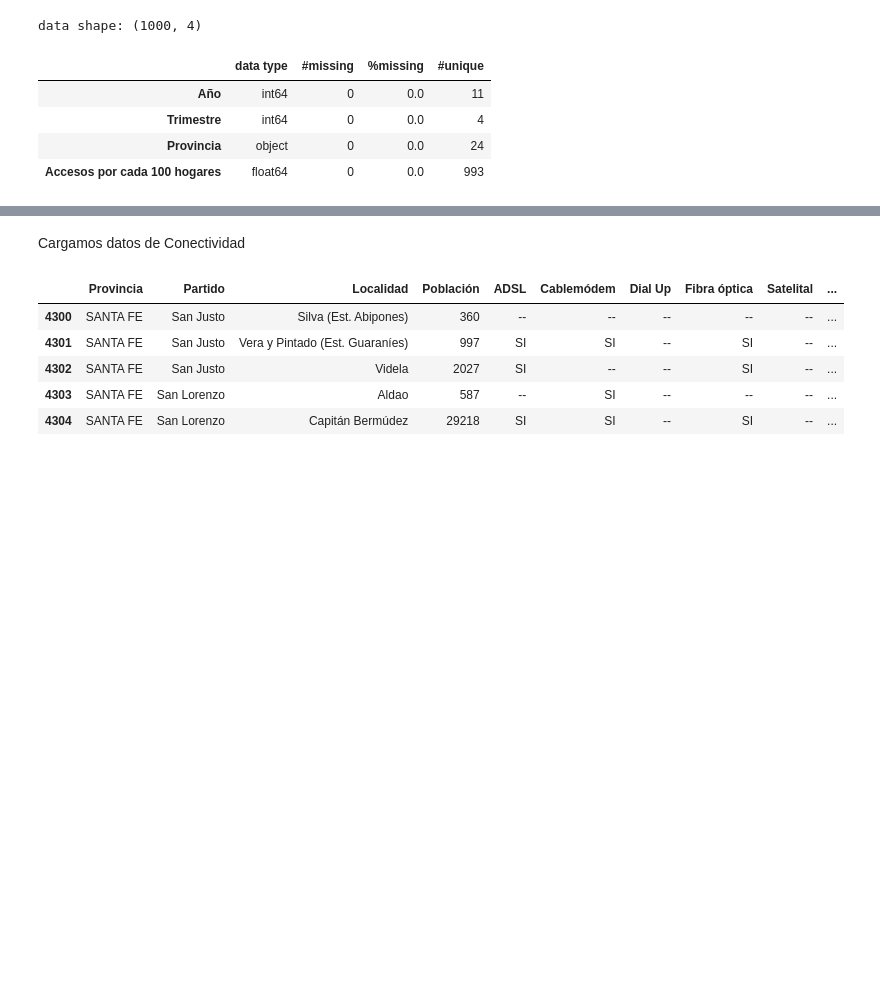
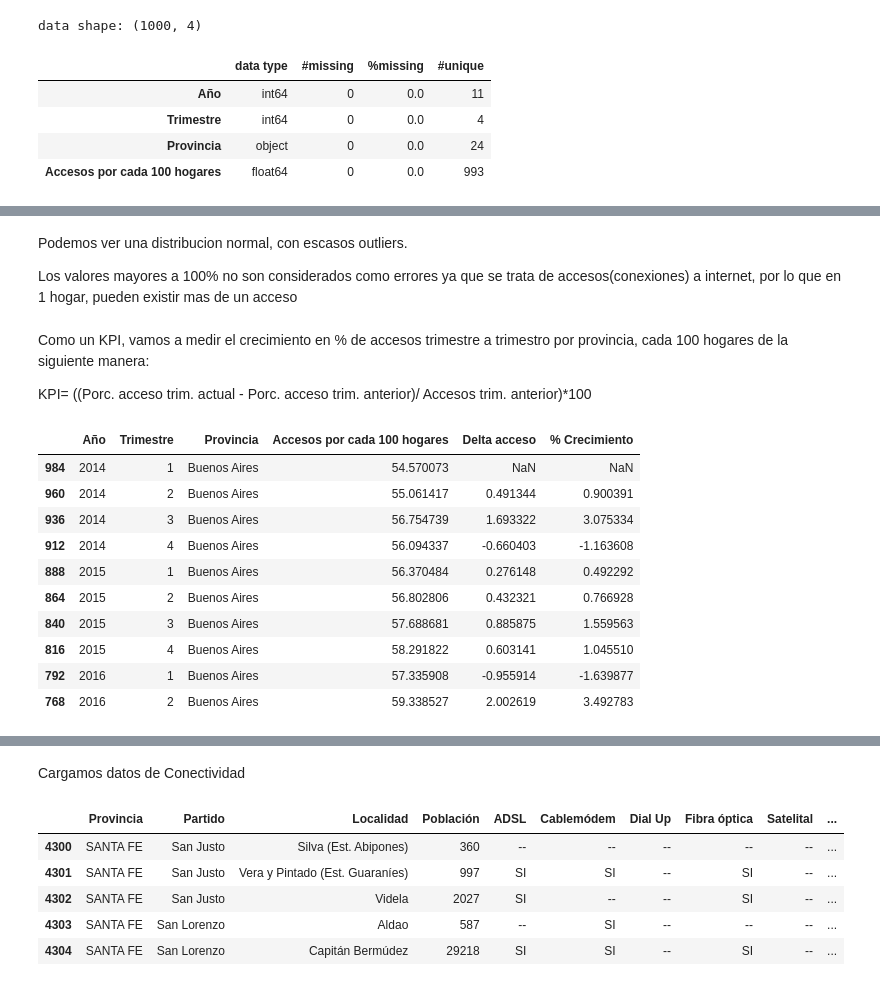
Before and after one commit to SariEliM/DA_Telecomunicaciones, a Jupyter notebook: EDA dataset.ipynb, the cells around one changed output, grey strips where cells are left out. Drawn from its saved outputs; the diff is of its cells as text; code cells hidden in the pictures; blank space fills up the shorter version.

Commit message:
Actualizacion EDA

```diff
--- a/EDA dataset.ipynb
+++ b/EDA dataset.ipynb
@@ -706,0 +791,32 @@ data shape: (1000, 4)
+# %% [markdown]
+Podemos ver una distribucion normal, con escasos outliers.
+
+Los valores mayores a 100% no son considerados como errores ya que se trata de accesos(conexiones) a internet, por lo que en 1 hogar, pueden existir mas de un acceso
+# %% [markdown]
+Como un KPI, vamos a medir el crecimiento en % de accesos trimestre a trimestro por provincia, cada 100 hogares de la siguiente manera:
+
+KPI= ((Porc. acceso trim. actual - Porc. acceso trim. anterior)/ Accesos trim. anterior)*100
+# %%
+
+# Para eso, primero ordenamos el DataFrame por Provincia, Año y Trimestre
+df_cobertura_hogar_evol = df_cobertura_hogar_evol.sort_values(by=['Provincia', 'Año', 'Trimestre'])
+
+# Calculamos la diferencia de accesos por cada 100 hogares por provincia
+df_cobertura_hogar_evol['Delta acceso'] = df_cobertura_hogar_evol.groupby('Provincia')['Accesos por cada 100 hogares'].diff()
+
+# Calculamos el porcentaje de crecimiento
+df_cobertura_hogar_evol['% Crecimiento'] = (df_cobertura_hogar_evol['Delta acceso'] / df_cobertura_hogar_evol.groupby('Provincia')['Accesos por cada 100 hogares'].shift(1)) * 100
+
+df_cobertura_hogar_evol.head(10)
+# %% [output]
+|  | Año | Trimestre | Provincia | Accesos por cada 100 hogares | Delta acceso | % Crecimiento |
+| 984 | 2014 | 1 | Buenos Aires | 54.570073 | NaN | NaN |
+| 960 | 2014 | 2 | Buenos Aires | 55.061417 | 0.491344 | 0.900391 |
+| 936 | 2014 | 3 | Buenos Aires | 56.754739 | 1.693322 | 3.075334 |
+| 912 | 2014 | 4 | Buenos Aires | 56.094337 | -0.660403 | -1.163608 |
+| 888 | 2015 | 1 | Buenos Aires | 56.370484 | 0.276148 | 0.492292 |
+| 864 | 2015 | 2 | Buenos Aires | 56.802806 | 0.432321 | 0.766928 |
+| 840 | 2015 | 3 | Buenos Aires | 57.688681 | 0.885875 | 1.559563 |
+| 816 | 2015 | 4 | Buenos Aires | 58.291822 | 0.603141 | 1.045510 |
+| 792 | 2016 | 1 | Buenos Aires | 57.335908 | -0.955914 | -1.639877 |
+| 768 | 2016 | 2 | Buenos Aires | 59.338527 | 2.002619 | 3.492783 |
```
Also changed, not shown: parts of 30 cells of this notebook, 1 other file.
